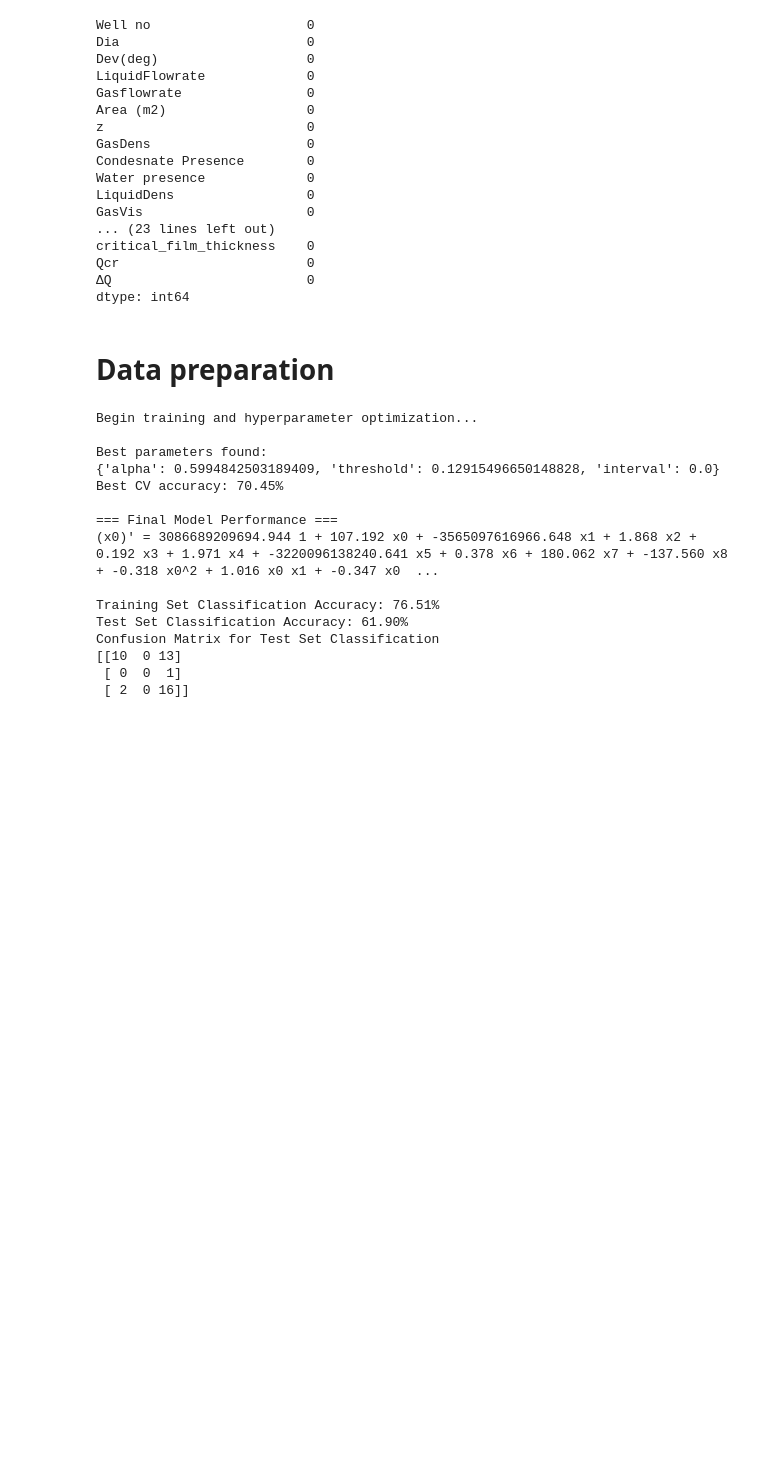
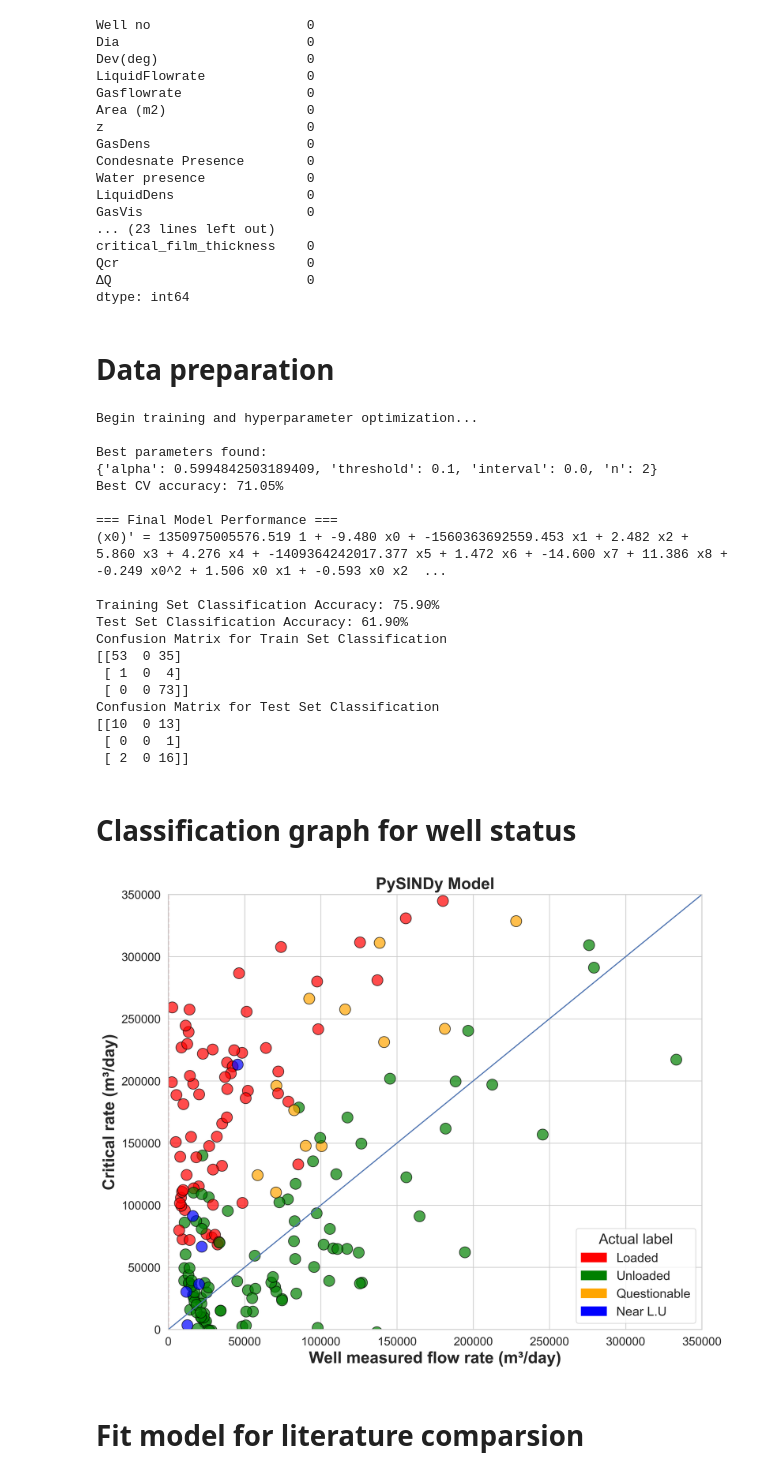
Before and after one commit to Awwal41/Droplet-Film-Theory-Development, a Jupyter notebook: sindy_model/sindy.ipynb, the cells around one changed output. Cells and saved outputs as stored; diff of their text form; code cells hidden in the pictures; blank space fills up the shorter version.

```diff
--- a/sindy_model/sindy.ipynb
+++ b/sindy_model/sindy.ipynb
@@ -64,14 +66,20 @@ X_scaled = scaler_X.transform(X)
 
 y_train_scaled = scaler_y.fit_transform(y_train.values.reshape(-1, 1))
 y_test_scaled = scaler_y.transform(y_test.values.reshape(-1, 1))
+y_scaled = scaler_y.transform(y.values.reshape(-1, 1))
 
 # t_train is just an index array for plotting
 t_train = np.arange(len(y_train_scaled))
+t = np.arange(len(y_scaled))
 
 #convert to a numpy array and store test data
+loading_train = np.array(loading_train)
 loading_test = np.array(loading_test)
+loading = np.array(loading_class)
 gsflow_test = np.array(gsflow_test)
+gsflow = np.array(gsflow)
 y_test = np.array(y_test)
+y = np.array(y)
 # %%
 # accuracy metric and confusion matrix
 def calculate_accuracy(y_pred, gsflow, loading_actual, interval):
@@ -158,8 +160,9 @@ def optimize_sindy_hyperparameters(X_train, y_train, gsflow_train, loading_train
 # Grid search for optimal hyperparameters
 param_grid = {
     'alpha': np.logspace(-4, 0.25, 10),
-    'threshold': np.logspace(-4, 0, 10),
-    'interval': np.linspace(0, 10, 10)
+    'threshold': np.logspace(-4, -1, 10),
+    'interval': np.linspace(0, 10, 10) ,
+    'n': np.array([1, 2, 3, 4, 5])
 }
 
 #  Train model and optimize hyperparameters
@@ -180,7 +183,7 @@ final_optimizer = STLSQ(
 )
 
 # Evaluate model performance
-final_model = SINDy(optimizer=final_optimizer)
+final_model = SINDy(optimizer=final_optimizer, feature_library=PolynomialLibrary(degree=int(best_params['n'])))
 final_model.fit(X_train_scaled, t=t_train, x_dot=y_train_scaled)
 
 # Evaluate on trainin set
@@ -199,21 +202,78 @@ print("\n=== Final Model Performance ===")
 final_model.print()
 print(f"\nTraining Set Classification Accuracy: {train_acc*100:.2f}%")
 print(f"Test Set Classification Accuracy: {test_acc*100:.2f}%")
+
+print("Confusion Matrix for Train Set Classification")
+print(train_cm)
 print("Confusion Matrix for Test Set Classification")
 print(test_cm)
 # %% [output]
 Begin training and hyperparameter optimization...
 
 Best parameters found:
-{'alpha': 0.5994842503189409, 'threshold': 0.12915496650148828, 'interval': 0.0}
-Best CV accuracy: 70.45%
+{'alpha': 0.5994842503189409, 'threshold': 0.1, 'interval': 0.0, 'n': 2}
+Best CV accuracy: 71.05%
 
 === Final Model Performance ===
-(x0)' = 3086689209694.944 1 + 107.192 x0 + -3565097616966.648 x1 + 1.868 x2 + 0.192 x3 + 1.971 x4 + -3220096138240.641 x5 + 0.378 x6 + 180.062 x7 + -137.560 x8 + -0.318 x0^2 + 1.016 x0 x1 + -0.347 x0  ...
+(x0)' = 1350975005576.519 1 + -9.480 x0 + -1560363692559.453 x1 + 2.482 x2 + 5.860 x3 + 4.276 x4 + -1409364242017.377 x5 + 1.472 x6 + -14.600 x7 + 11.386 x8 + -0.249 x0^2 + 1.506 x0 x1 + -0.593 x0 x2  ...
 
-Training Set Classification Accuracy: 76.51%
+Training Set Classification Accuracy: 75.90%
 Test Set Classification Accuracy: 61.90%
+Confusion Matrix for Train Set Classification
+[[53  0 35]
+ [ 1  0  4]
+ [ 0  0 73]]
 Confusion Matrix for Test Set Classification
 [[10  0 13]
  [ 0  0  1]
  [ 2  0 16]]
+# %% [markdown]
+# Classification graph for well status
+# %%
+# Set a high-quality theme for publication
+sns.set_theme(style="whitegrid", context="paper", font_scale=1.5)
+
+# Define the color mapping for the "Test status"
+color_map = {
+    "Loaded": "red",
+    "Unloaded": "green",
+    "Questionable": "orange",
+    "Near L.U": "blue"
+}
+
+# Evalute entire model performance
+y_pred_scaled = final_model.predict(X_scaled)
+y_pred = scaler_y.inverse_transform(y_pred_scaled).flatten()
+
+# Slice the first 40 entries for plotting.
+gasflow_subset = gsflow
+y_pred_subset = y_pred
+colors_subset = df['Test status'].map(color_map).fillna("gray")
+
+# Create a high-resolution figure.
+plt.figure(figsize=(10, 8), dpi=300)
+plt.scatter(gasflow_subset, y_pred_subset, c=colors_subset, alpha=0.7, s = 150, edgecolors="black", label="gplearn Predictions")
+
+plt.plot([0, 350000], [0, 350000], [min(y_pred[:42]), max(y_pred[:42])], '--r')
+
+
+# Set bold axis labels with increased font sizes.
+plt.title("PySINDy Model", fontsize=18, fontweight='bold')
+plt.xlabel("Well measured flow rate (m³/day)", fontsize=18, fontweight='bold')
+plt.ylabel("Critical rate (m³/day)", fontsize=18, fontweight='bold')
+plt.grid(True)
+plt.xlim(0, 350000)
+plt.ylim(0, 350000)
+
+# Create legend patches from the color map.
+legend_patches = [mpatches.Patch(color=color, label=status) for status, color in color_map.items()]
+# legend_patches.append(mpatches.Patch(color="gray", label="Unknown"))
+plt.legend(handles=legend_patches, title='Actual label', fontsize=14, title_fontsize=16)
+
+plt.tight_layout()
+plt.savefig("high_quality_scatter_gao.pdf", format="pdf", dpi=300, bbox_inches="tight")
+plt.show()
+# %% [output]
+[figure, added]
+# %% [markdown]
+# Fit model for literature comparsion
```
Also changed, not shown: parts of 4 cells of this notebook, 1 other file.
